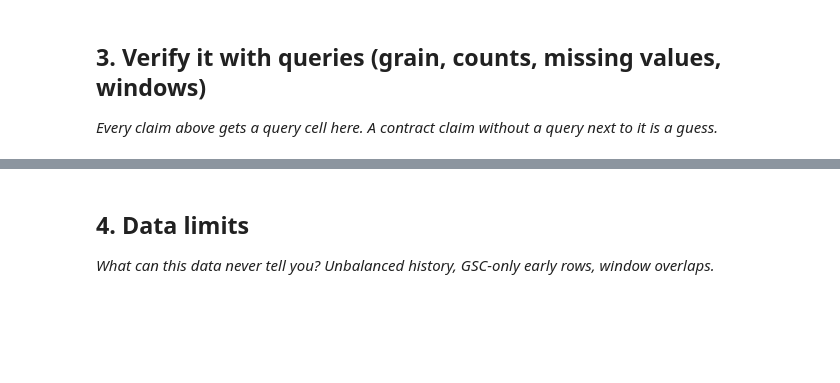
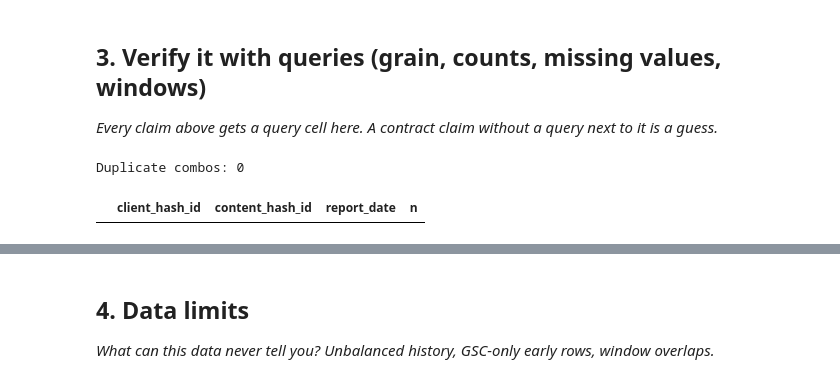
Before and after one commit to AyeshaShahid-creator/Internship-flyrank-ML, a Jupyter notebook: work/notebooks/w03_data_contract.ipynb, the cells around one changed output, grey strips where cells are left out. Cells and saved outputs as stored; diff of their text form; code cells hidden in the pictures; blank space fills up the shorter version.

```diff
--- a/work/notebooks/w03_data_contract.ipynb
+++ b/work/notebooks/w03_data_contract.ipynb
@@ -29,0 +70,14 @@ This skeleton is yours to fill. Work the sections **in order** — each one has
+# %%
+grain_check = con.sql(f"""
+    SELECT {CLIENT_COL}, {CONTENT_COL}, report_date, COUNT(*) AS n
+    FROM read_parquet('{FACT}')
+    WHERE month = '{MID_MONTH}'
+    GROUP BY {CLIENT_COL}, {CONTENT_COL}, report_date
+    HAVING COUNT(*) > 1
+    LIMIT 10
+""").df()
+print(f"Duplicate combos: {len(grain_check)}")
+grain_check
+# %% [output]
+Duplicate combos: 0
+|  | client_hash_id | content_hash_id | report_date | n |
```
Also changed, not shown: parts of 11 cells of this notebook.
